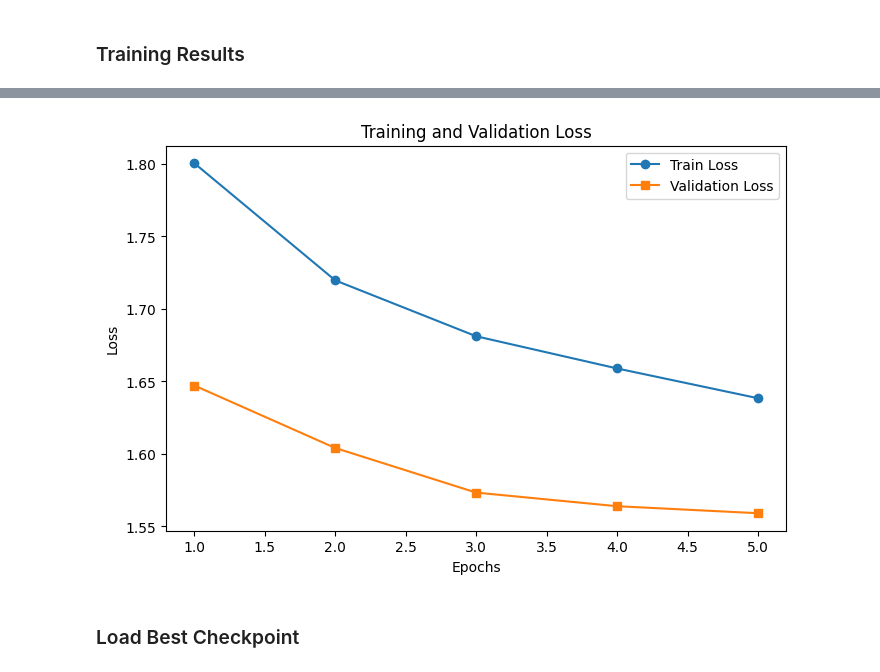
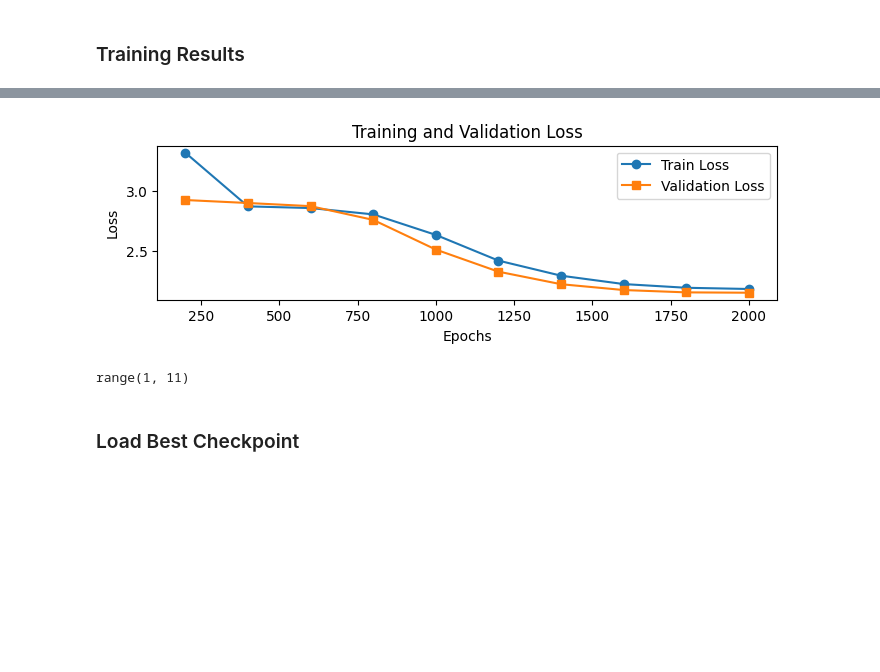
Before and after one commit to huyendt1610/speech-to-text, a Jupyter notebook: notebooks/deepspeech2.ipynb, the cells around one changed output, grey strips where cells are left out. Drawn from its saved outputs; the diff is of its cells as text; code cells hidden in the pictures; blank space fills up the shorter version.

```diff
--- a/notebooks/deepspeech2.ipynb
+++ b/notebooks/deepspeech2.ipynb
@@ -835,16 +606,26 @@ train_his_loss , validation_his_loss
+# %%
+train_his_loss = torch.load("train_his_loss.pt", weights_only=False)
+validation_his_loss = torch.load("validation_his_loss.pt", weights_only=False)
 # %%
 epochs = range(1, len(train_his_loss) + 1)
 
-plt.figure(figsize=(8, 5))
+epochs = [a*200 for a in epochs]
+# epochs= torch.arange(train_his_loss) *10
+
+plt.figure(figsize=(8, 2))
 plt.plot(epochs, train_his_loss, label="Train Loss", marker='o')
-plt.plot(epochs, validation_his_loss, label="Validation Loss", marker='s')
+plt.plot(epochs , validation_his_loss, label="Validation Loss", marker='s')
 plt.xlabel("Epochs")
 plt.ylabel("Loss")
 plt.title("Training and Validation Loss")
 plt.legend()
 plt.show()
 # %% [output]
-[figure, old version]
+[figure, new version]
+# %%
+epochs
+# %% [output]
+range(1, 11)
 # %% [markdown]
 ### Load Best Checkpoint
 # %%
```
Also changed, not shown: parts of 42 cells of this notebook, 9 other files.
